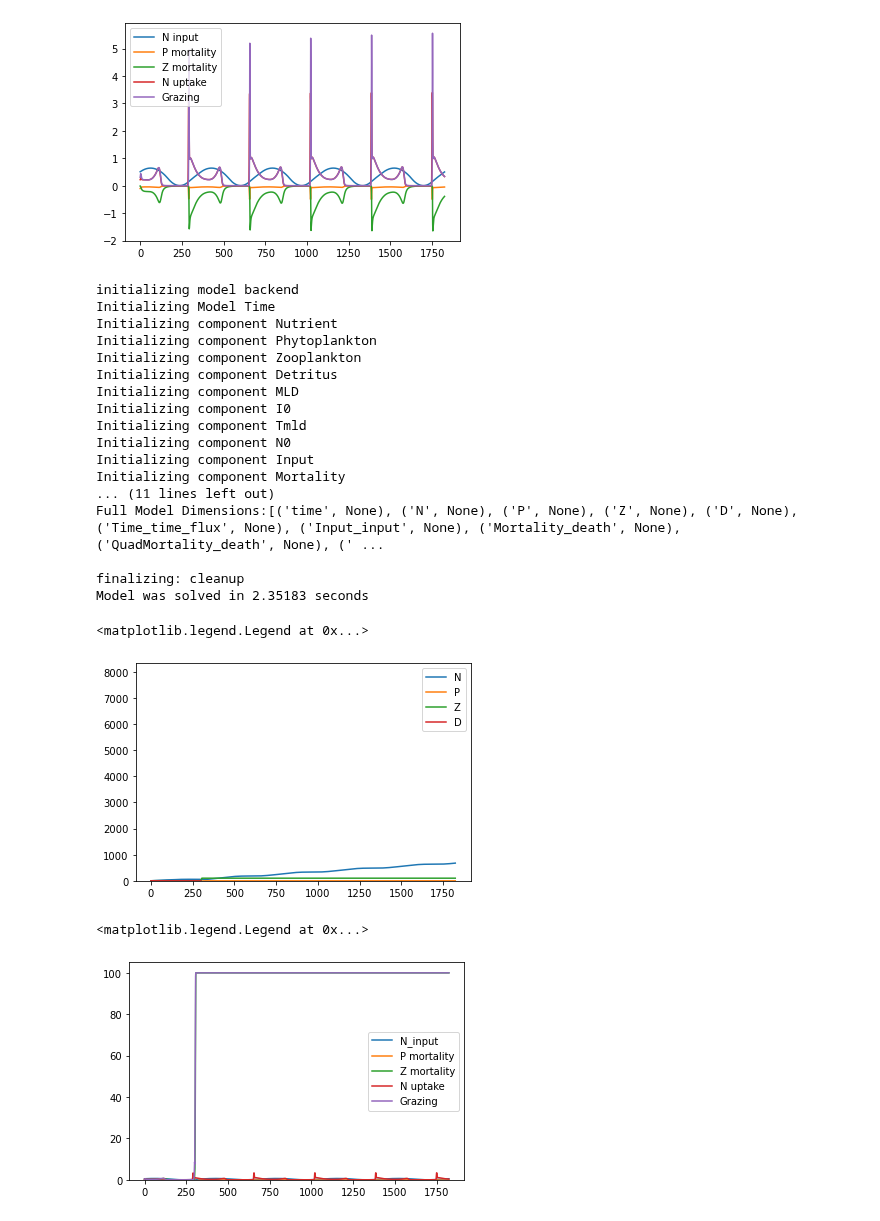
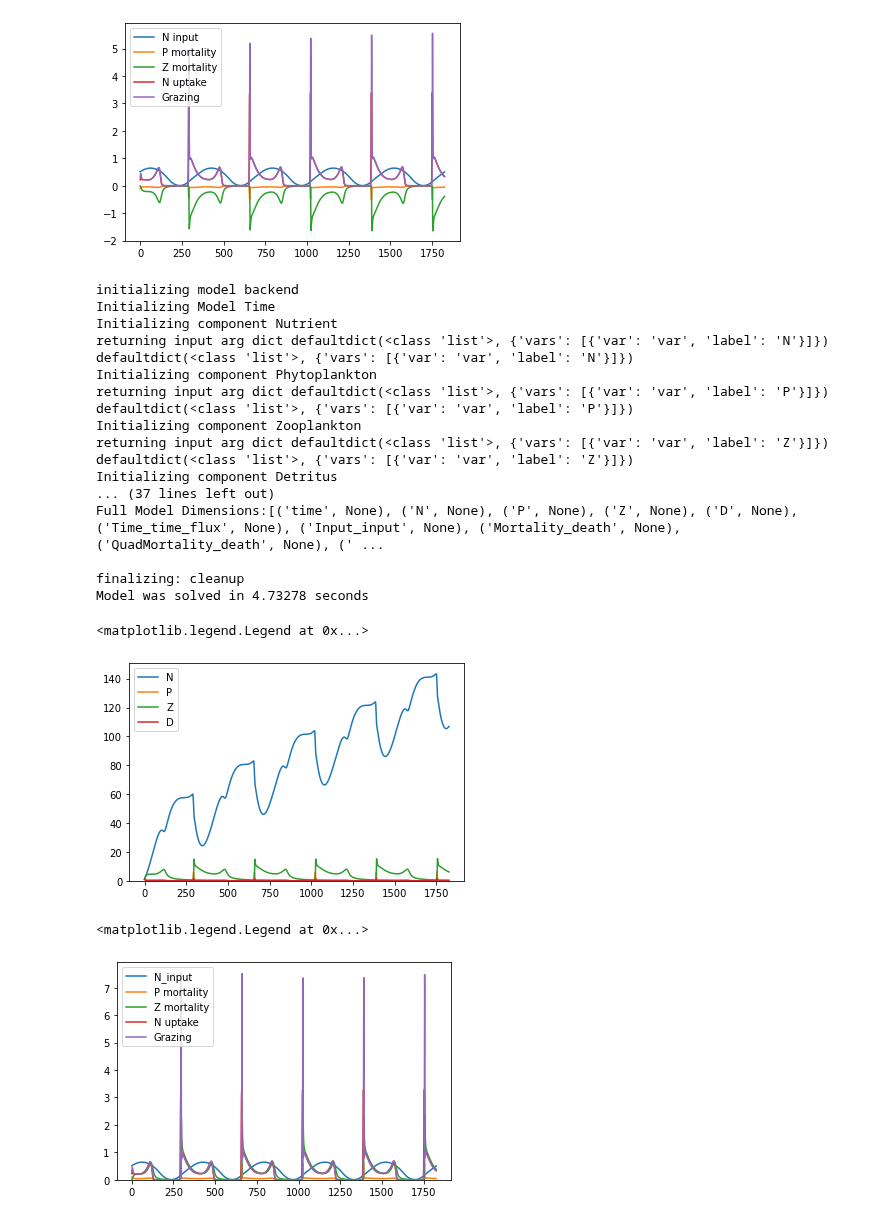
Before and after one commit to ben1post/phydra, a Jupyter notebook: prototypes/FINAL_NPZD_prototype.ipynb, the cells around one changed output. Drawn from its saved outputs; the diff is of its cells as text; code cells hidden in the pictures.

```diff
--- a/prototypes/FINAL_NPZD_prototype.ipynb
+++ b/prototypes/FINAL_NPZD_prototype.ipynb
@@ -208,7 +200,8 @@ plt.legend()
 <matplotlib.legend.Legend at 0x...>
 [figure]
 # %%
-stepwise_setup = phydra.update_setup(model=NPZD, old_setup=odeint_setup, new_solver="stepwise")
+stepwise_setup = phydra.update_setup(model=NPZD, old_setup=odeint_setup, new_solver="stepwise",
+                                     new_time=np.arange(0,365*5,.5))
 # %%
 with NPZD:
     stepwise_out = stepwise_setup.xsimlab.run()
@@ -216,20 +209,20 @@ with NPZD:
 initializing model backend
 Initializing Model Time
 Initializing component Nutrient
+returning input arg dict defaultdict(<class 'list'>, {'vars': [{'var': 'var', 'label': 'N'}]})
+defaultdict(<class 'list'>, {'vars': [{'var': 'var', 'label': 'N'}]})
 Initializing component Phytoplankton
+returning input arg dict defaultdict(<class 'list'>, {'vars': [{'var': 'var', 'label': 'P'}]})
+defaultdict(<class 'list'>, {'vars': [{'var': 'var', 'label': 'P'}]})
 Initializing component Zooplankton
+returning input arg dict defaultdict(<class 'list'>, {'vars': [{'var': 'var', 'label': 'Z'}]})
+defaultdict(<class 'list'>, {'vars': [{'var': 'var', 'label': 'Z'}]})
 Initializing component Detritus
-Initializing component MLD
-Initializing component I0
-Initializing component Tmld
-Initializing component N0
-Initializing component Input
-Initializing component Mortality
-... (11 lines left out)
+... (37 lines left out)
 Full Model Dimensions:[('time', None), ('N', None), ('P', None), ('Z', None), ('D', None), ('Time_time_flux', None), ('Input_input', None), ('Mortality_death', None), ('QuadMortality_death', None), (' ...
 
 finalizing: cleanup
-Model was solved in 2.35183 seconds
+Model was solved in 4.73278 seconds
 # %%
 time = stepwise_out.Time__time
 plt.plot(time, stepwise_out.Nutrient__var_value, label='N')
@@ -240,18 +233,18 @@ plt.ylim(bottom=0)
 plt.legend()
 # %% [output]
 <matplotlib.legend.Legend at 0x...>
-[figure, old version]
+[figure, new version]
 # %%
 plt.plot(time, stepwise_out.Input__input_value, label='N_input')
 plt.plot(time, stepwise_out.Mortality__death_value, label='P mortality')
 plt.plot(time, stepwise_out.QuadMortality__death_value, label='Z mortality')
-plt.plot(time, odeint_out.Growth__growth_value, label='N uptake')
+plt.plot(time, stepwise_out.Growth__growth_value, label='N uptake')
 plt.plot(time, stepwise_out.Grazing__grazing_value, label='Grazing')
 plt.ylim(bottom=0)
 plt.legend()
 # %% [output]
 <matplotlib.legend.Legend at 0x...>
-[figure, old version]
+[figure, new version]
 # %%
 gekko_setup = phydra.update_setup(model=NPZD,
                                   old_setup=odeint_setup,
```
Also changed, not shown: parts of 8 cells of this notebook, 5 other files.
